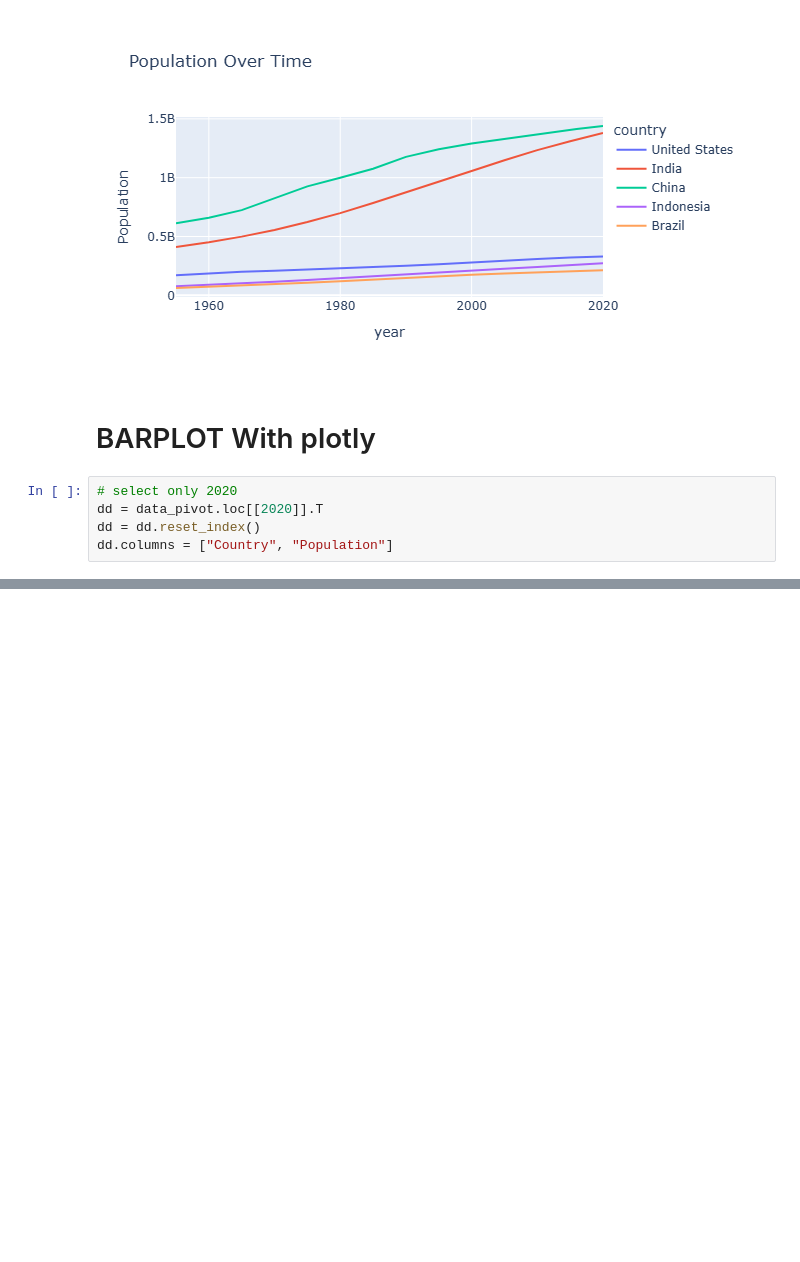
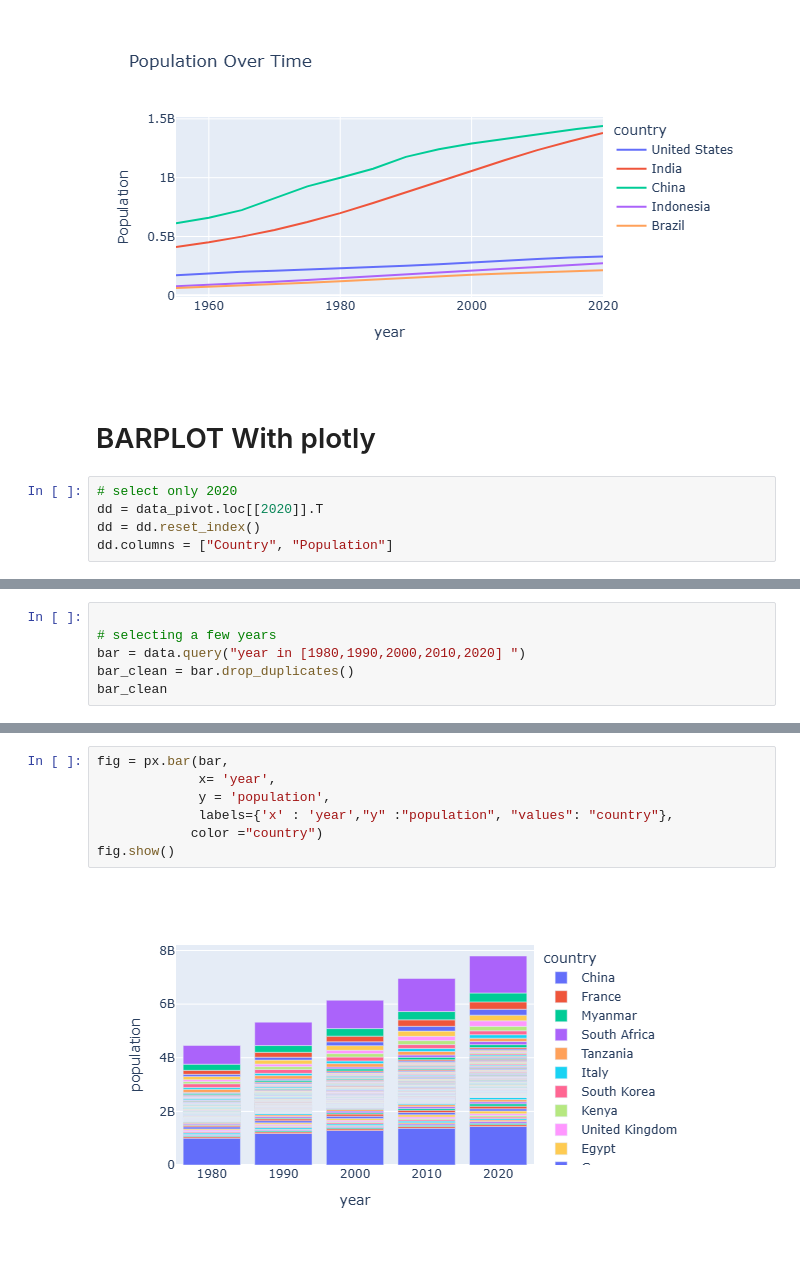
Before and after one commit to MUNYEMANA12/data-visualization, a Jupyter notebook: visualization.ipynb, the cells around one changed output, grey strips where cells are left out. Drawn from its saved outputs; the diff is of its cells as text; blank space fills up the shorter version.

```diff
--- a/visualization.ipynb
+++ b/visualization.ipynb
@@ -84,0 +112,6 @@ fig.show()
+# %%
+
+# selecting a few years
+bar = data.query("year in [1980,1990,2000,2010,2020] ")
+bar_clean = bar.drop_duplicates()
+bar_clean
@@ -84,0 +148,9 @@ fig.show()
+# %%
+fig = px.bar(bar,
+             x= 'year',
+             y = 'population',
+             labels={'x' : 'year',"y" :"population", "values": "country"},
+            color ="country")
+fig.show()
+# %% [output]
+[figure, added]
```
Also changed, not shown: parts of 6 cells of this notebook.
